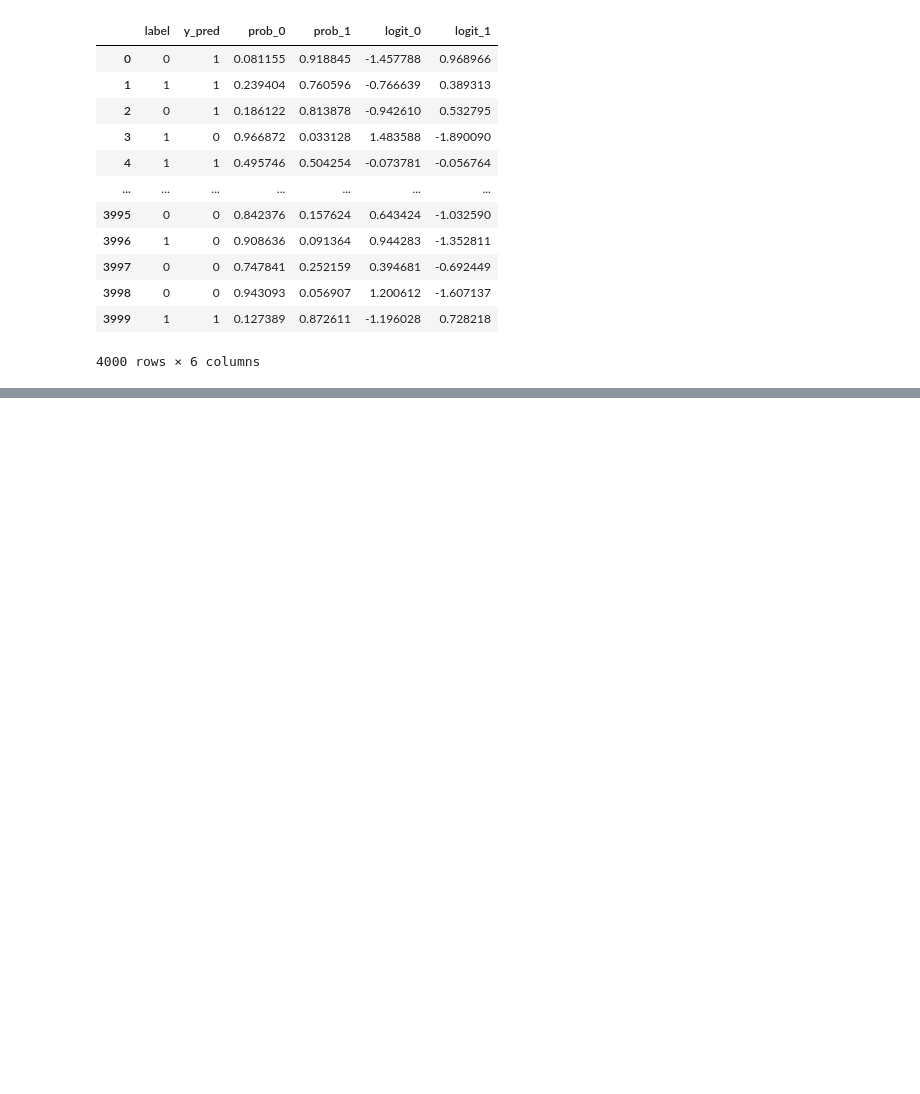
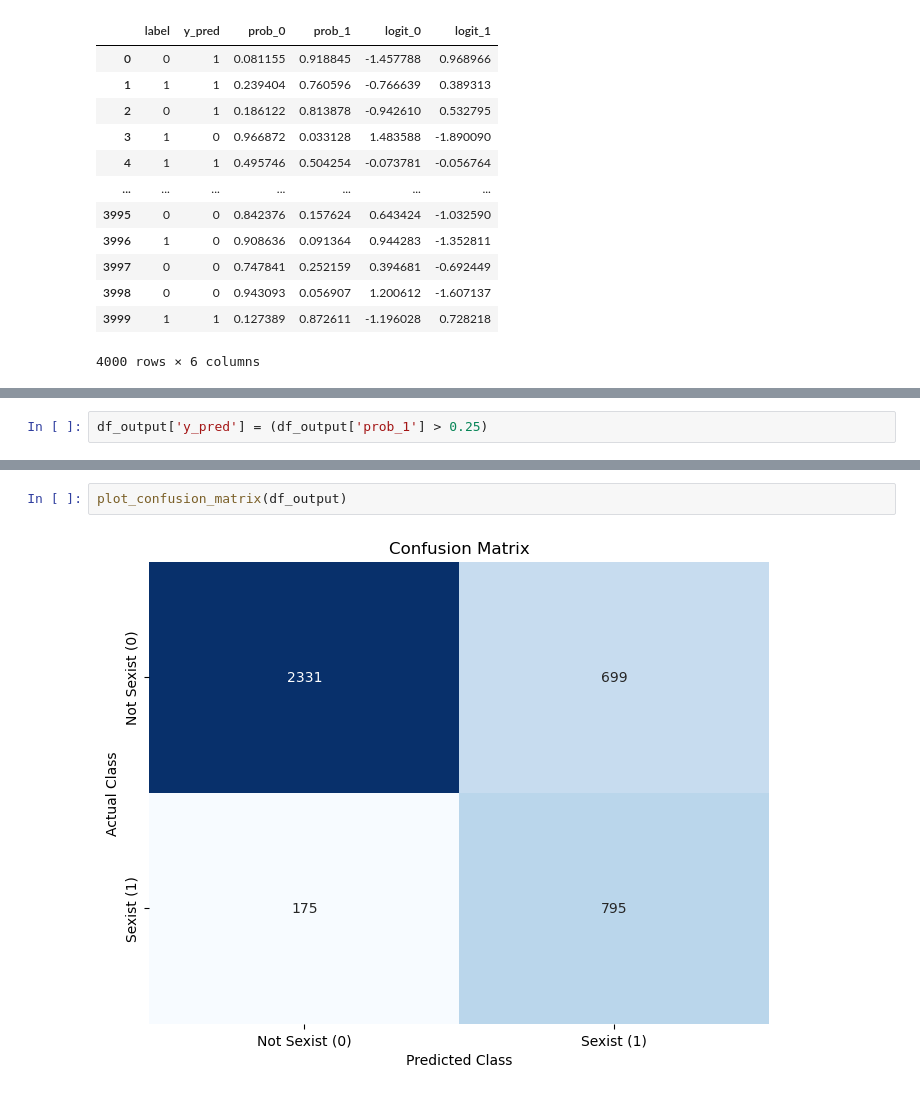
Before and after one commit to SvenGerloff/online_sexism_detection, a Jupyter notebook: milestone_2/02_classification_DL.ipynb, the cells around one changed output, grey strips where cells are left out. Saved outputs shown, nothing was run; the diff lists cells and outputs as text; blank space fills up the shorter version.

```diff
--- a/milestone_2/02_classification_DL.ipynb
+++ b/milestone_2/02_classification_DL.ipynb
@@ -291,0 +373,2 @@ df_try
+# %%
+df_output['y_pred'] = (df_output['prob_1'] > 0.25)
@@ -291,0 +387,4 @@ df_try
+# %%
+plot_confusion_matrix(df_output)
+# %% [output]
+[figure, added]
```
Also changed, not shown: parts of 18 cells of this notebook, 4 other files.
